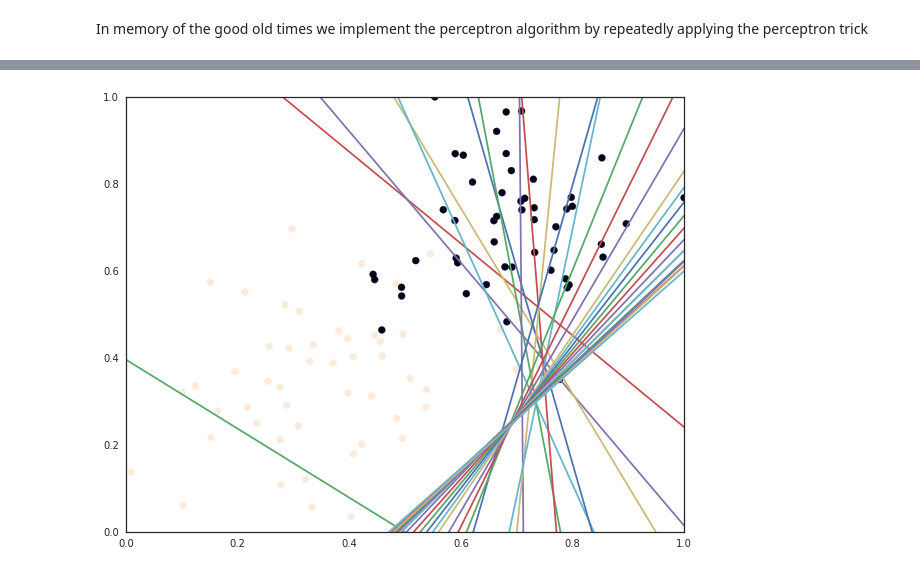
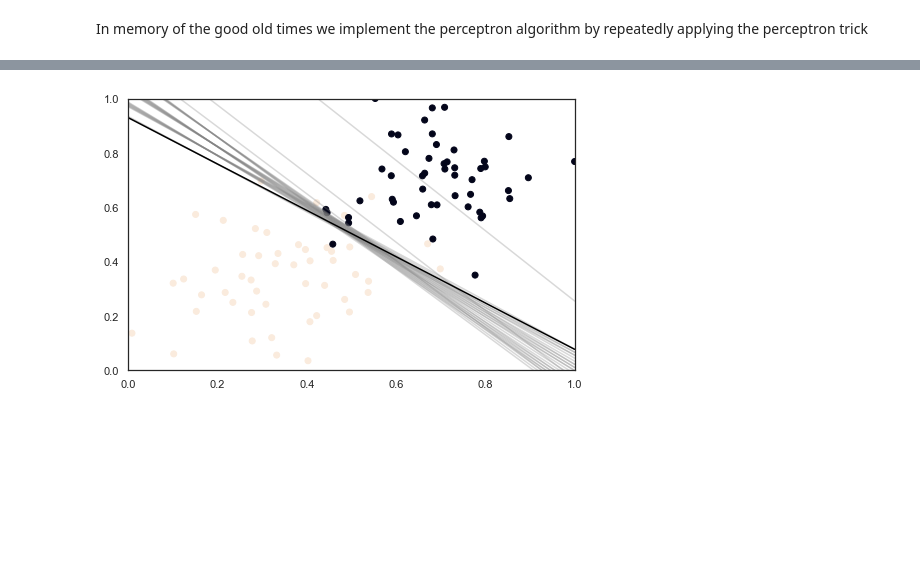
Before and after one commit to huli/the-perceptron-algorithm, a Jupyter notebook: the_perceptron_algorithm.ipynb, the cells around one changed output, grey strips where cells are left out. Saved outputs shown, nothing was run; the diff lists cells and outputs as text; code cells hidden in the pictures; blank space fills up the shorter version.

Commit message:
Added correct visualization of the boundaries.

```diff
--- a/the_perceptron_algorithm.ipynb
+++ b/the_perceptron_algorithm.ipynb
@@ -60,16 +60,28 @@ def stepFunction(t):
 # Separate dependent and independent variables
 X = data.iloc[:, :2]
 y = data.iloc[:, 2]
-# %%
-boundaries = trainAlgorithm(X.as_matrix(), y.as_matrix())
 # %%
-fig, ax = plt.subplots(1, figsize=(10,8))
+# Plot the boundaries
+fig, ax = plt.subplots(1, figsize=(8,5))
 ax.scatter(data.x1, data.x2, c=data.y)
 ax.set_xlim((0,1))
 ax.set_ylim((0,1))
-#lt.plot(boundaries)
-for b in boundaries:
-    plt.plot(b)
+
+num_lines = 0
+for line in boundaries:
+    x_plots = np.linspace(0,1,5)
+    y_plots = []
+    for x in x_plots:
+        y = line[0]*x + line[1]
+        y_plots.append(y)
+
+    mx_y = max(y_plots)
+    if mx_y<2:
+        if num_lines == len(boundaries)-1:
+            plt.plot(x_plots, y_plots, color='black', alpha=1)
+        else:
+            plt.plot(x_plots, y_plots, color='gray', alpha=.3)
+    num_lines=num_lines+1
 plt.show()
 # %% [output]
-[figure, old version]
+[figure, new version]
```
Also changed, not shown: parts of 1 cell of this notebook.
